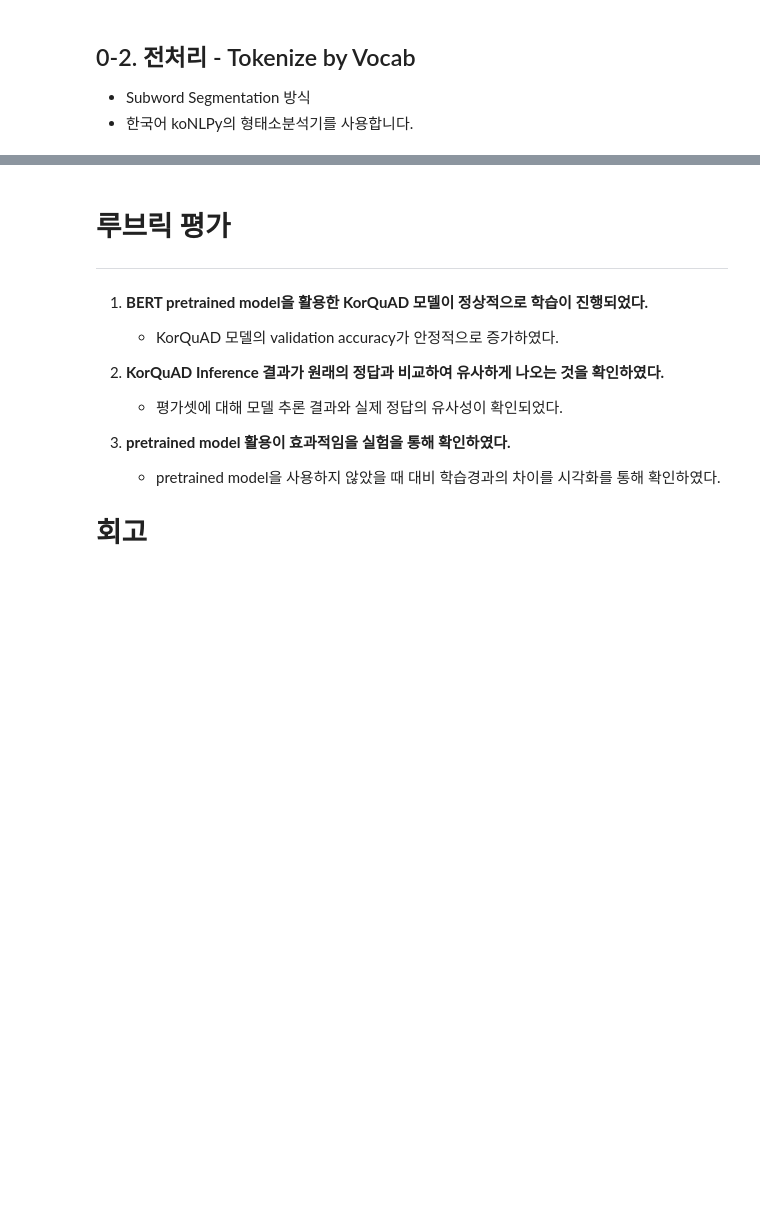
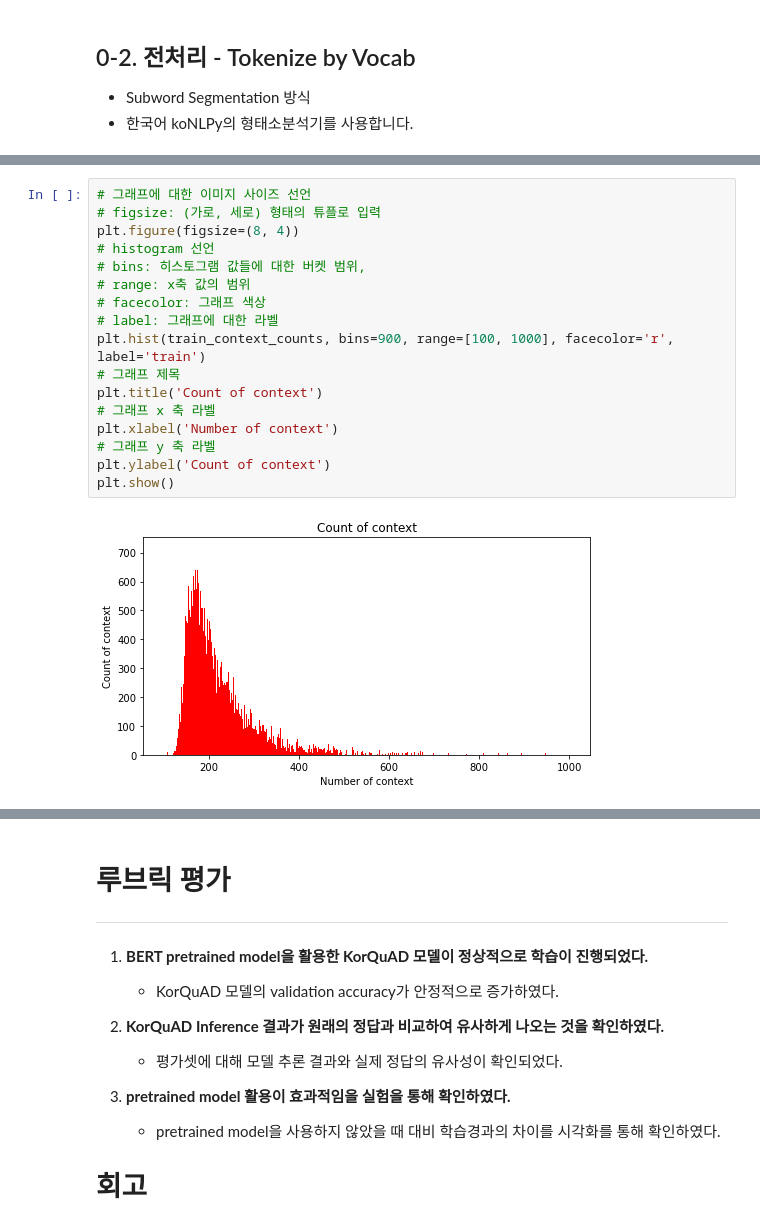
Before and after one commit to miinkang/AI_Project_AIFFEL, a Jupyter notebook: [E-19]KorQuAD_BERT.ipynb, the cells around one changed output, grey strips where cells are left out. Cells and saved outputs as stored; diff of their text form; blank space fills up the shorter version.

```diff
--- a/[E-19]KorQuAD_BERT.ipynb
+++ b/[E-19]KorQuAD_BERT.ipynb
@@ -289,0 +610,19 @@ word
+# %%
+# 그래프에 대한 이미지 사이즈 선언
+# figsize: (가로, 세로) 형태의 튜플로 입력
+plt.figure(figsize=(8, 4))
+# histogram 선언
+# bins: 히스토그램 값들에 대한 버켓 범위,
+# range: x축 값의 범위
+# facecolor: 그래프 색상
+# label: 그래프에 대한 라벨
+plt.hist(train_context_counts, bins=900, range=[100, 1000], facecolor='r', label='train')
+# 그래프 제목
+plt.title('Count of context')
+# 그래프 x 축 라벨
+plt.xlabel('Number of context')
+# 그래프 y 축 라벨
+plt.ylabel('Count of context')
+plt.show()
+# %% [output]
+[figure, added]
```
Also changed, not shown: parts of 66 cells of this notebook.
